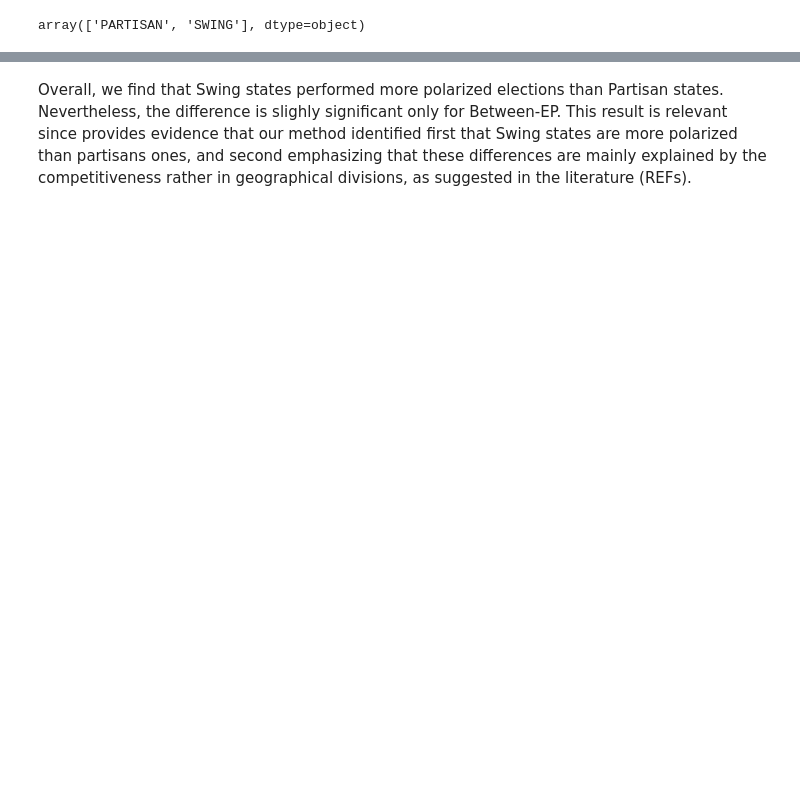
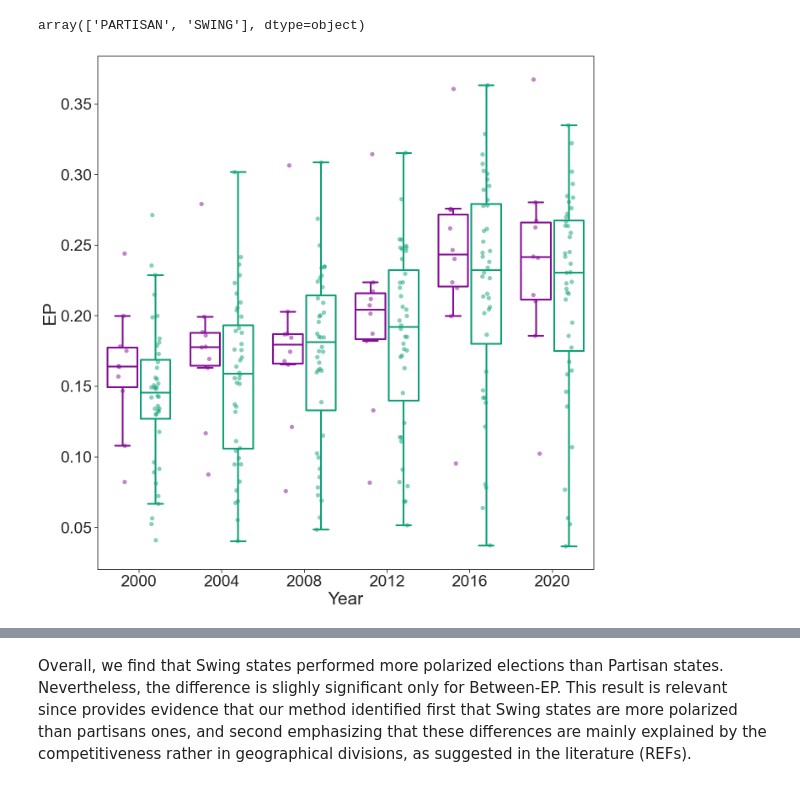
Before and after one commit to cnavarreteliz/atlas-elections-data, a Jupyter notebook: Analyses/United_States_Purple_States.ipynb, the cells around one changed output, grey strips where cells are left out. Cells and saved outputs as stored; diff of their text form; code cells hidden in the pictures; blank space fills up the shorter version.

```diff
--- a/Analyses/United_States_Purple_States.ipynb
+++ b/Analyses/United_States_Purple_States.ipynb
@@ -123,3 +123,18 @@ df_dv.head()
 df_dv.type.unique()
 # %% [output]
 array(['PARTISAN', 'SWING'], dtype=object)
+# %%
+sns.set(font_scale=2.5, style="ticks")
+fig, ax = plt.subplots(figsize=(14, 14))
+
+sns.boxplot(x="year", y="ep", hue_order=["SWING", "PARTISAN"], hue="type", linewidth=3, palette=["#850E96", "#0EA077"], showfliers=False, fill=False, gap=.1, data=df_dv)
+ax.set_ylabel("EP")
+ax.set_xlabel("Year")
+sns.stripplot(x="year", y="ep", hue_order=["SWING", "PARTISAN"], hue="type", size=7.5, alpha=0.5, palette=["#850E96", "#0EA077"], dodge=.1, data=df_dv)
+
+leg = ax.legend()
+leg.remove()
+
+fig.tight_layout()
+# %% [output]
+[figure, added]
```
Also changed, not shown: parts of 4 cells of this notebook, 16 other files.
